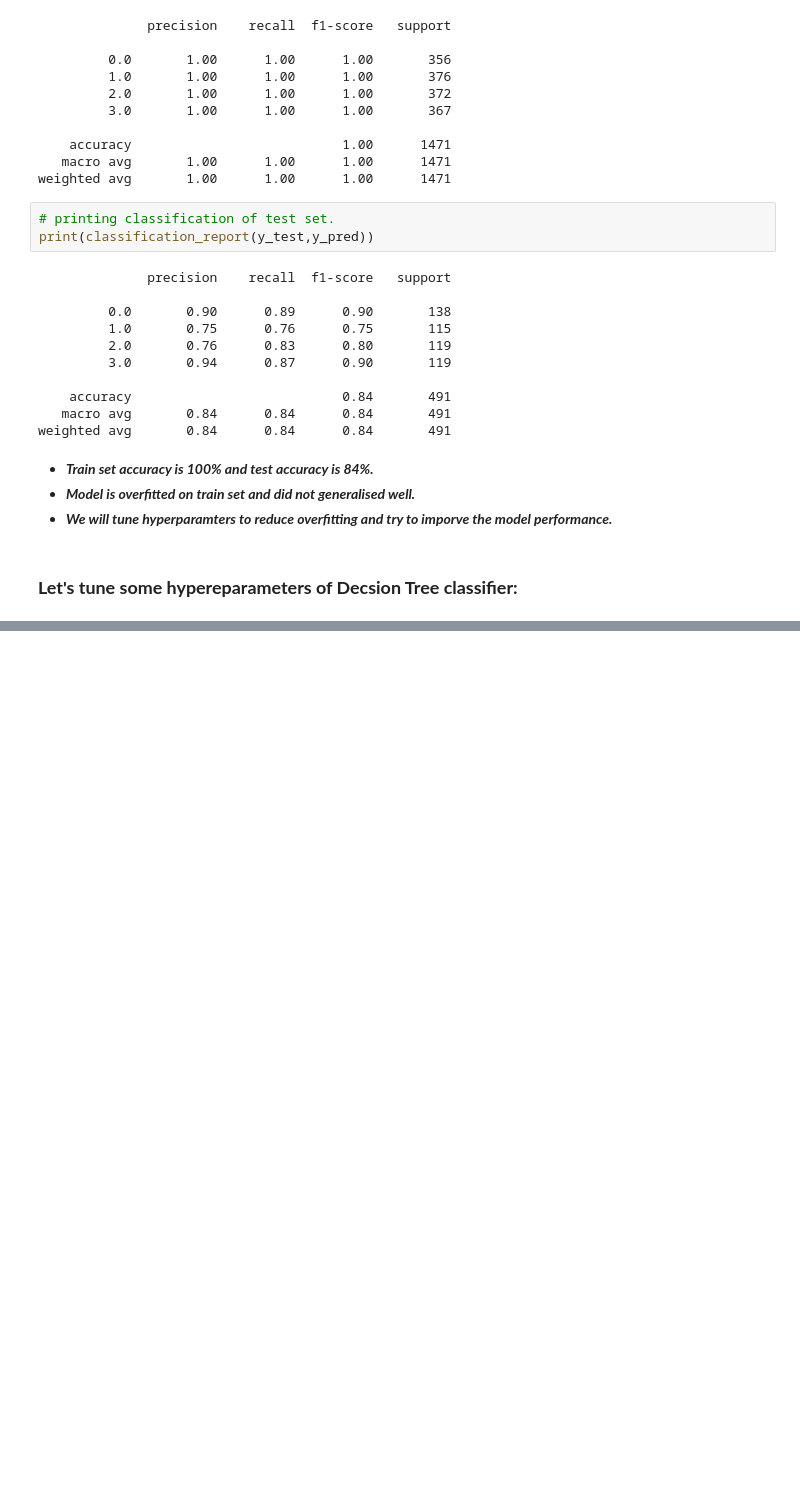
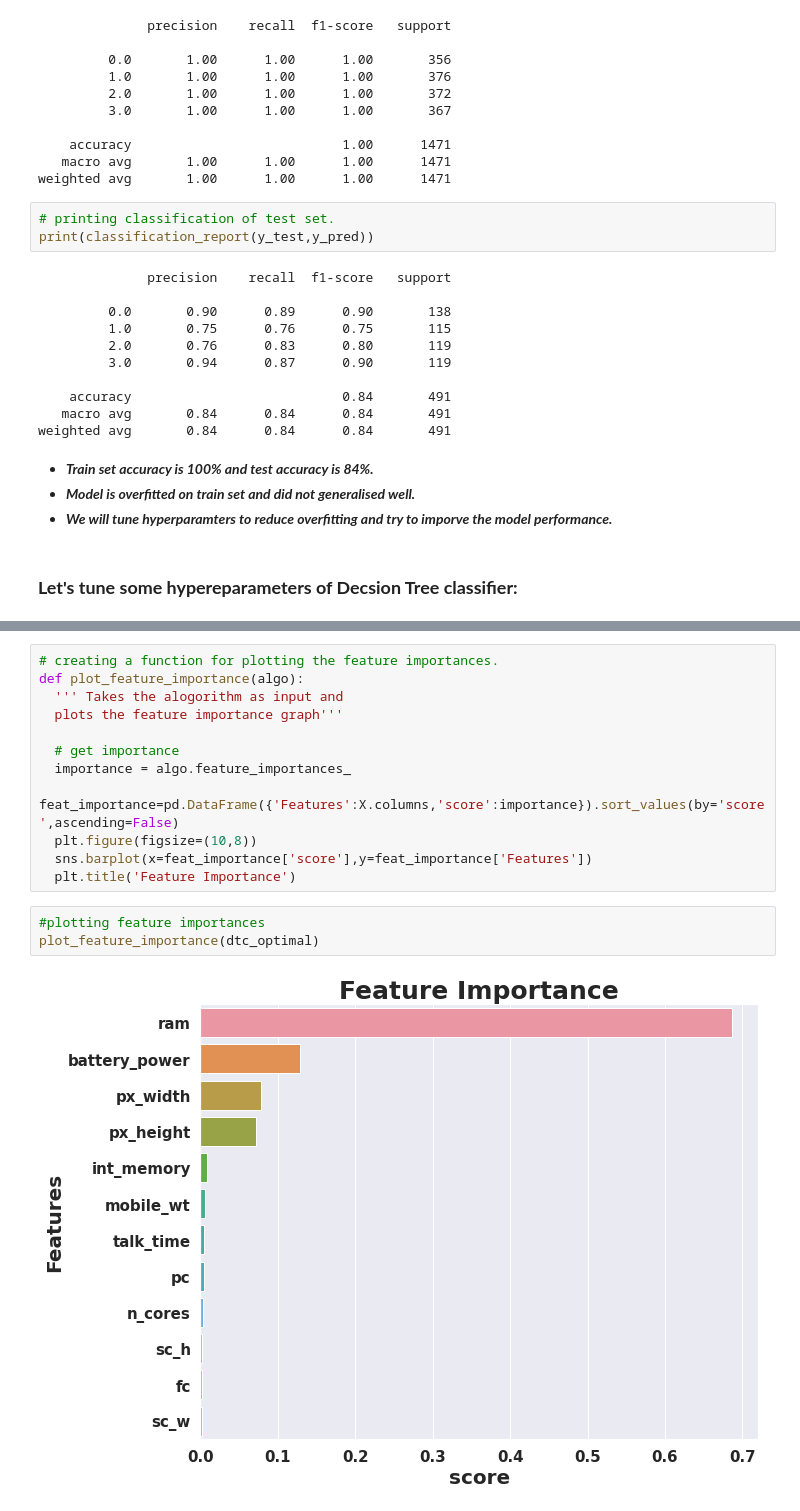
Before and after one commit to PremPatil0129/MobilePriceRangePrediction, a Jupyter notebook: MobilePriceRangePrediction.ipynb, the cells around one changed output, grey strips where cells are left out. Drawn from its saved outputs; the diff is of its cells as text; blank space fills up the shorter version.

```diff
--- a/MobilePriceRangePrediction.ipynb
+++ b/MobilePriceRangePrediction.ipynb
@@ -892,0 +1015,17 @@ weighted avg       0.84      0.84      0.84       491
+# %%
+# creating a function for plotting the feature importances.
+def plot_feature_importance(algo):
+  ''' Takes the alogorithm as input and
+  plots the feature importance graph'''
+
+  # get importance
+  importance = algo.feature_importances_
+  feat_importance=pd.DataFrame({'Features':X.columns,'score':importance}).sort_values(by='score',ascending=False)
+  plt.figure(figsize=(10,8))
+  sns.barplot(x=feat_importance['score'],y=feat_importance['Features'])
+  plt.title('Feature Importance')
+# %%
+#plotting feature importances
+plot_feature_importance(dtc_optimal)
+# %% [output]
+[figure, added]
```
Also changed, not shown: parts of 14 cells of this notebook.
